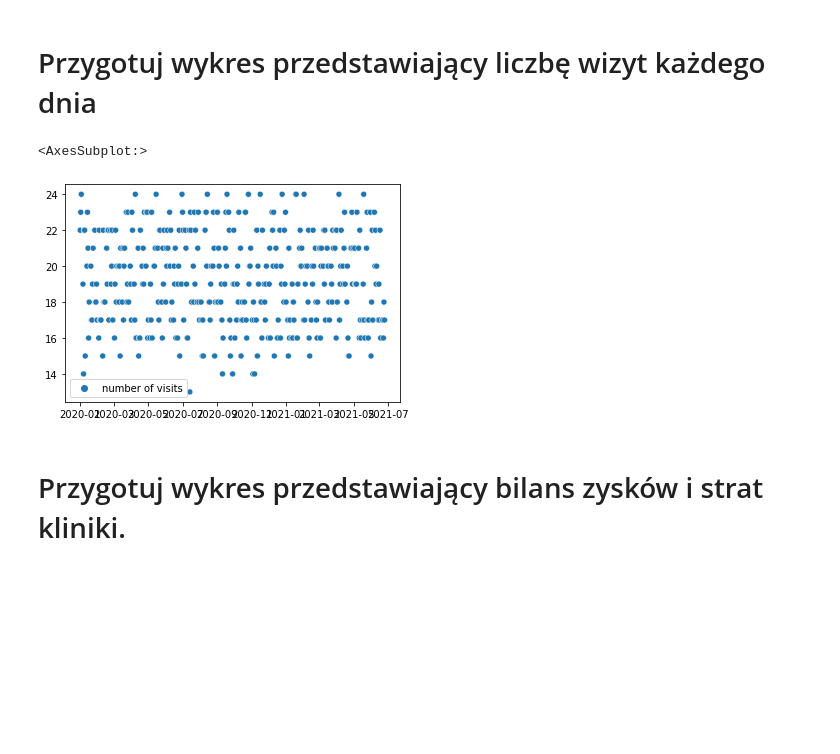
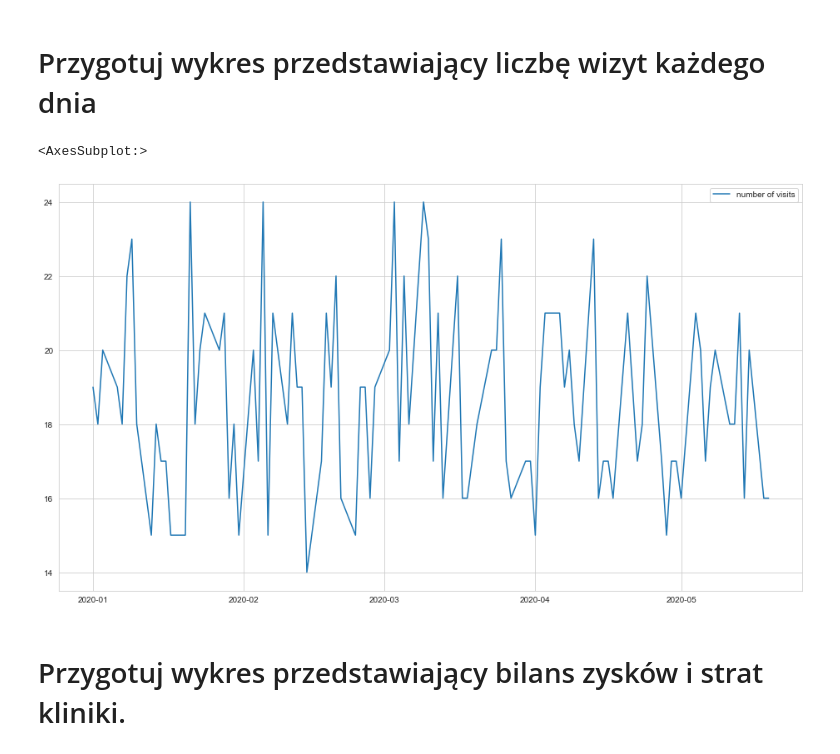
Before and after one commit to rogulforce/vet_clinic, a Jupyter notebook: final_code/analysis.ipynb, the cells around one changed output. Saved outputs shown, nothing was run; the diff lists cells and outputs as text; code cells hidden in the pictures; blank space fills up the shorter version.

```diff
--- a/final_code/analysis.ipynb
+++ b/final_code/analysis.ipynb
@@ -1,9 +1,12 @@
 # %%
-import mariadb
 import pandas as pd
 import matplotlib.pyplot as plt
 import seaborn as sns
+import numpy as np
 from schema_creation import connection
+
+sns.set_style('whitegrid')
+plt.rcParams['figure.figsize'] = (16, 9)
 
 conn = connection(password='8nqw$NS54Yh7FgWU', database="vet_clinic")
 cur = conn.cursor()
@@ -14,19 +17,19 @@ connected to @localhost on port 3306
 # %%
 cur.execute('''select date(real_date), count(*) from visits where real_date is not null
 group by year(real_date), month(real_date), day(real_date);
 ''')
 
 records = cur.fetchall()
 dates = []
 novs = []
 for date, nov in records:
     dates.append(date)
     novs.append(nov)
 
-df = pd.DataFrame(data={'number of visits': novs}, index=dates)
-sns.scatterplot(data=df)
+df = pd.DataFrame(data={'number of visits': novs[:100]}, index=dates[:100])
+sns.lineplot(data=df)
 # %% [output]
 <AxesSubplot:>
-[figure, old version]
+[figure, new version]
 # %% [markdown]
 # Przygotuj wykres przedstawiający bilans zysków i strat kliniki.
```
Also changed, not shown: parts of 11 cells of this notebook, 2 other files.
